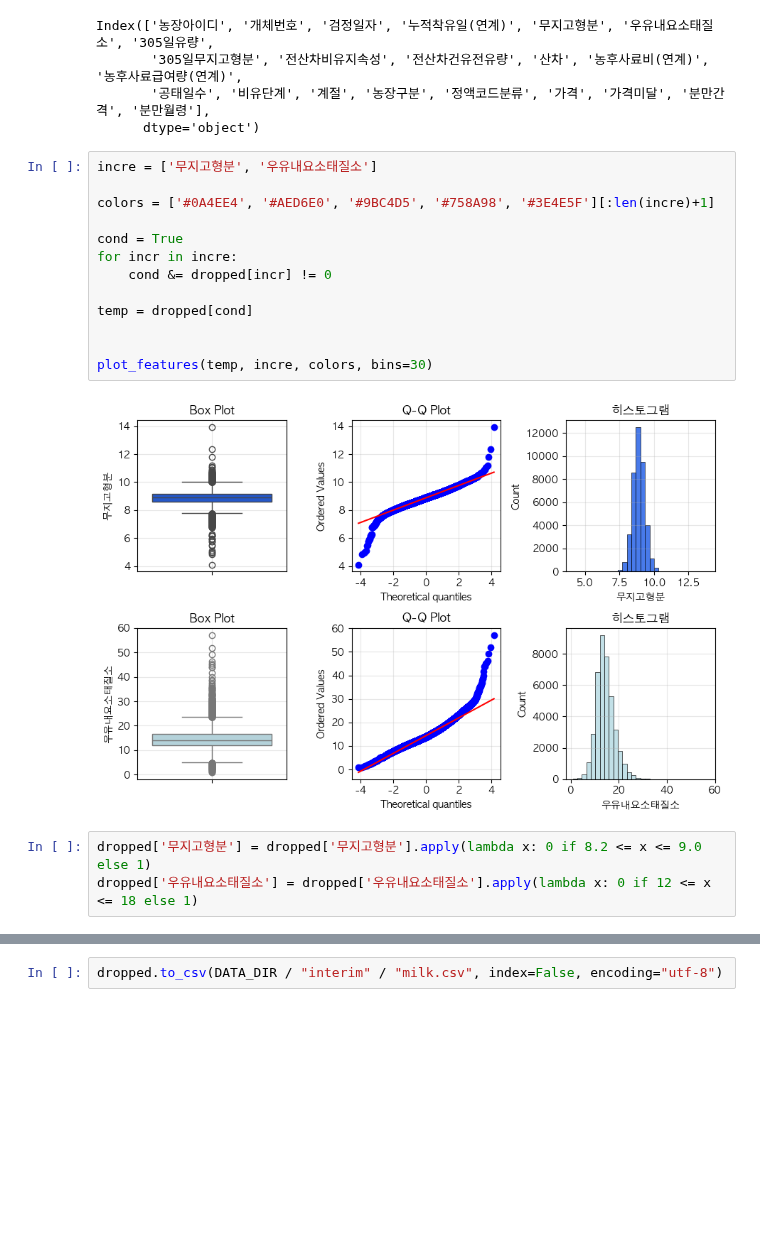
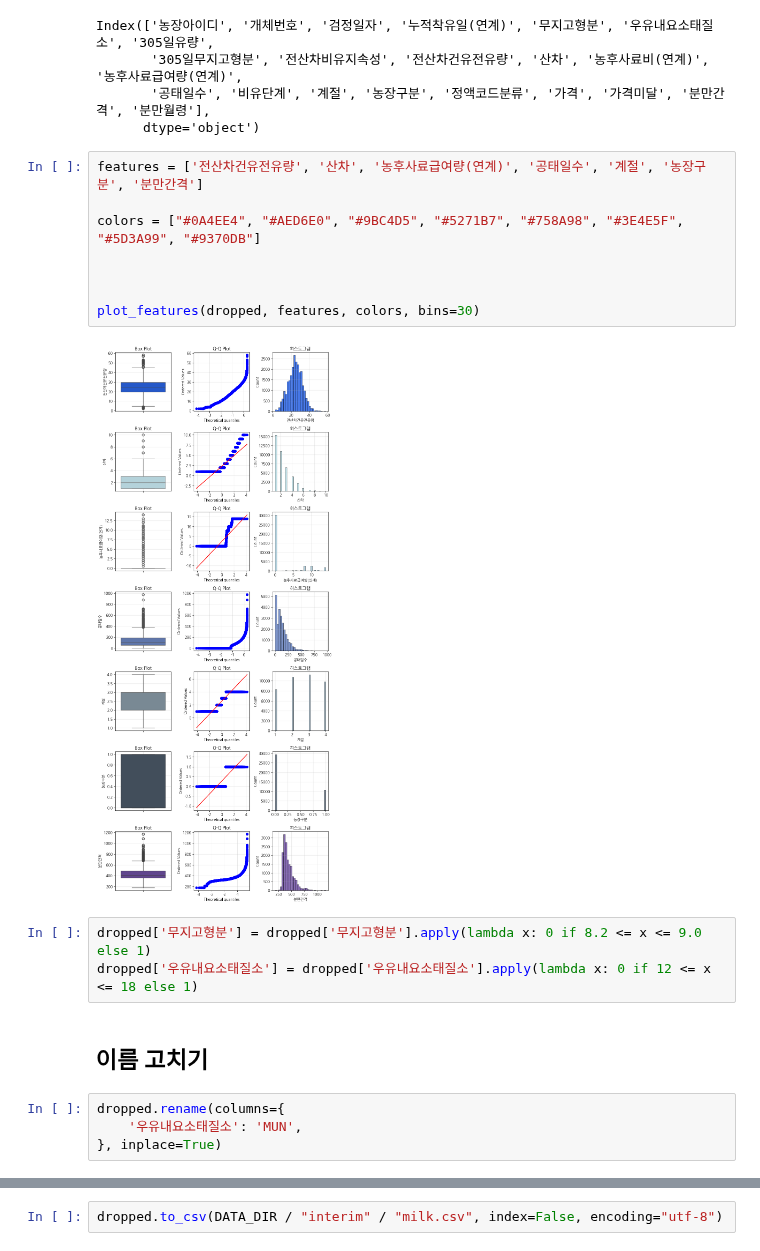
Before and after one commit to cye2020/Smart-Farm-Growth-Analytics, a Jupyter notebook: code/data/20251107_process_cho.ipynb, the cells around one changed output, grey strips where cells are left out. Cells and saved outputs as stored; diff of their text form; blank space fills up the shorter version.

```diff
--- a/code/data/20251107_process_cho.ipynb
+++ b/code/data/20251107_process_cho.ipynb
@@ -602,24 +602,25 @@ Index(['농장아이디', '개체번호', '검정일자', '누적착유일(연
        '305일무지고형분', '전산차비유지속성', '전산차건유전유량', '산차', '농후사료비(연계)', '농후사료급여량(연계)',
        '공태일수', '비유단계', '계절', '농장구분', '정액코드분류', '가격', '가격미달', '분만간격', '분만월령'],
       dtype='object')
-# %%
-incre = ['무지고형분', '우유내요소태질소']
-
-colors = ['#0A4EE4', '#AED6E0', '#9BC4D5', '#758A98', '#3E4E5F'][:len(incre)+1]
-
-cond = True
-for incr in incre:
-    cond &= dropped[incr] != 0
-
-temp = dropped[cond]
-
-
-plot_features(temp, incre, colors, bins=30)
-# %% [output]
-[figure, removed]
+# %%
+features = ['전산차건유전유량', '산차', '농후사료급여량(연계)', '공태일수', '계절', '농장구분', '분만간격']
+
+colors = ["#0A4EE4", "#AED6E0", "#9BC4D5", "#5271B7", "#758A98", "#3E4E5F", "#5D3A99", "#9370DB"]
+
+
+
+plot_features(dropped, features, colors, bins=30)
+# %% [output]
+[figure, added]
 # %%
 dropped['무지고형분'] = dropped['무지고형분'].apply(lambda x: 0 if 8.2 <= x <= 9.0 else 1)
 dropped['우유내요소태질소'] = dropped['우유내요소태질소'].apply(lambda x: 0 if 12 <= x <= 18 else 1)
+# %% [markdown]
+## 이름 고치기
+# %%
+dropped.rename(columns={
+    '우유내요소태질소': 'MUN',
+}, inplace=True)
 # %%
 dropped.isnull().sum()
 # %% [output]
```
Also changed, not shown: parts of 19 cells of this notebook, 44 other files.
